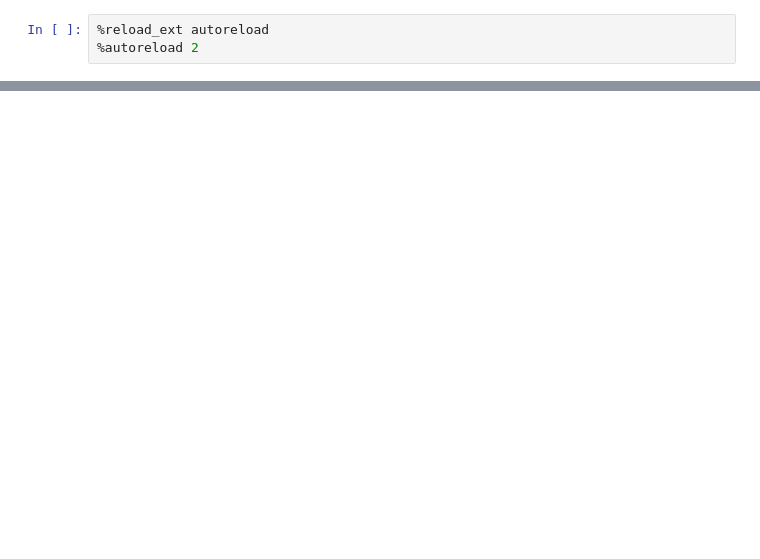
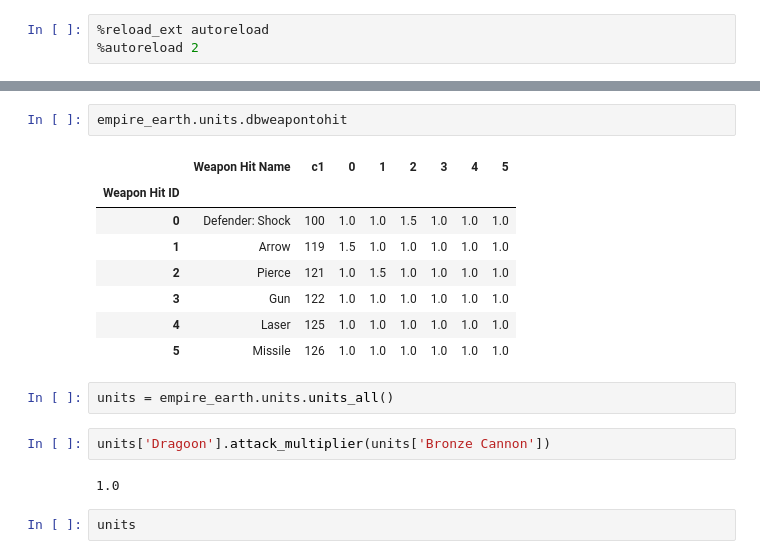
Before and after one commit to byrdie/empire_earth, a Jupyter notebook: empire_earth/unit_relationships.ipynb, the cells around one changed output, grey strips where cells are left out. Drawn from its saved outputs; the diff is of its cells as text; blank space fills up the shorter version.

```diff
--- a/empire_earth/unit_relationships.ipynb
+++ b/empire_earth/unit_relationships.ipynb
@@ -74,0 +45,19 @@ empire_earth.databases.attack_multiplier()
+# %%
+empire_earth.units.dbweapontohit
+# %% [output]
+|  | Weapon Hit Name | c1 | 0 | 1 | 2 | 3 | 4 | 5 |
+| Weapon Hit ID |  |  |  |  |  |  |  |  |
+| 0 | Defender: Shock | 100 | 1.0 | 1.0 | 1.5 | 1.0 | 1.0 | 1.0 |
+| 1 | Arrow | 119 | 1.5 | 1.0 | 1.0 | 1.0 | 1.0 | 1.0 |
+| 2 | Pierce | 121 | 1.0 | 1.5 | 1.0 | 1.0 | 1.0 | 1.0 |
+| 3 | Gun | 122 | 1.0 | 1.0 | 1.0 | 1.0 | 1.0 | 1.0 |
+| 4 | Laser | 125 | 1.0 | 1.0 | 1.0 | 1.0 | 1.0 | 1.0 |
+| 5 | Missile | 126 | 1.0 | 1.0 | 1.0 | 1.0 | 1.0 | 1.0 |
+# %%
+units = empire_earth.units.units_all()
+# %%
+units['Dragoon'].attack_multiplier(units['Bronze Cannon'])
+# %% [output]
+1.0
+# %%
+units
```
Also changed, not shown: parts of 7 cells of this notebook, 12 other files.
